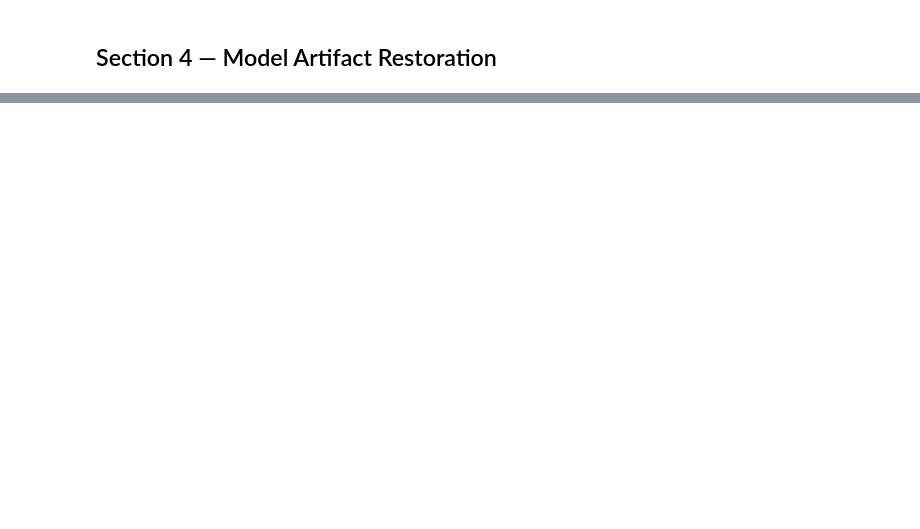
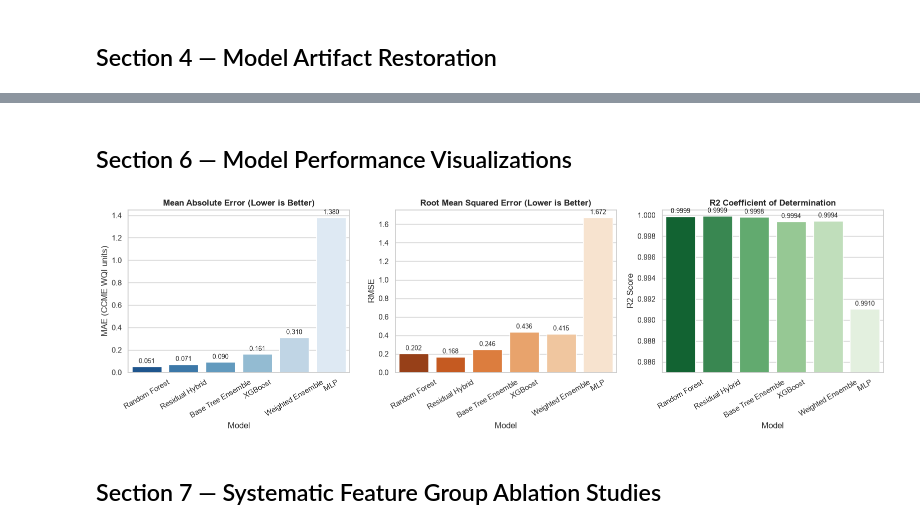
Before and after one commit to MAYANKSHARMA01010/Semester_5_AML_DL, a Jupyter notebook: Phase_2_Deep_Learning/notebooks/05_model_evaluation.ipynb, the cells around one changed output, grey strips where cells are left out. Drawn from its saved outputs; the diff is of its cells as text; code cells hidden in the pictures; blank space fills up the shorter version.

Commit message:
update model evaluation notebook, reports, and scripts with latest benchmark metrics

```diff
--- a/Phase_2_Deep_Learning/notebooks/05_model_evaluation.ipynb
+++ b/Phase_2_Deep_Learning/notebooks/05_model_evaluation.ipynb
@@ -65,10 +47,10 @@ from Phase_2_Deep_Learning.src.evaluation import (
     FEATURE_GROUPS,
 )
 from Phase_2_Deep_Learning.src.training import get_device, compute_regression_metrics
-from Phase_2_Deep_Learning.src.dl_models import load_model_checkpoint, mc_dropout_predictions
-from Phase_2_Deep_Learning.src.hybrid_models import WeightedEnsemble
+from Phase_2_Deep_Learning.src.dl_models import WaterQualityMLP, load_model_checkpoint, mc_dropout_predictions
+from Phase_2_Deep_Learning.src.hybrid_models import HybridEnsemble, WeightedEnsemble
 
-device = get_device()
-print(f"✓ Active Compute Device: {device}")
-print(f"✓ 7 Recognized Feature Groups: {list(FEATURE_GROUPS.keys())}")
+print("Repository root:", REPO_ROOT)
+print("Compute device:", device)
+print("PyTorch version:", torch.__version__)
 # %% [output]
@@ -415,0 +121,36 @@ plt.show()
+# %% [markdown]
+## Section 6 — Model Performance Visualizations
+# %%
+fig, axes = plt.subplots(1, 3, figsize=(16, 5), dpi=150)
+
+sns.barplot(data=metrics_df, x='Model', y='MAE', hue='Model', ax=axes[0], palette='Blues_r', legend=False)
+axes[0].set_title('Mean Absolute Error (Lower is Better)', fontweight='bold')
+axes[0].set_ylabel('MAE (CCME WQI units)')
+axes[0].tick_params(axis='x', rotation=30)
+for p in axes[0].patches:
+    axes[0].annotate(f"{p.get_height():.3f}", (p.get_x() + p.get_width() / 2., p.get_height()),
+                     ha='center', va='bottom', fontsize=9, xytext=(0, 3), textcoords='offset points')
+
+sns.barplot(data=metrics_df, x='Model', y='RMSE', hue='Model', ax=axes[1], palette='Oranges_r', legend=False)
+axes[1].set_title('Root Mean Squared Error (Lower is Better)', fontweight='bold')
+axes[1].set_ylabel('RMSE')
+axes[1].tick_params(axis='x', rotation=30)
+for p in axes[1].patches:
+    axes[1].annotate(f"{p.get_height():.3f}", (p.get_x() + p.get_width() / 2., p.get_height()),
+                     ha='center', va='bottom', fontsize=9, xytext=(0, 3), textcoords='offset points')
+
+sns.barplot(data=metrics_df, x='Model', y='R2', hue='Model', ax=axes[2], palette='Greens_r', legend=False)
+axes[2].set_title('R2 Coefficient of Determination', fontweight='bold')
+axes[2].set_ylabel('R2 Score')
+axes[2].set_ylim(0.985, 1.0005)
+axes[2].tick_params(axis='x', rotation=30)
+for p in axes[2].patches:
+    axes[2].annotate(f"{p.get_height():.4f}", (p.get_x() + p.get_width() / 2., p.get_height()),
+                     ha='center', va='bottom', fontsize=9, xytext=(0, 3), textcoords='offset points')
+
+plt.tight_layout()
+plt.show()
+# %% [output]
+[figure, added]
+# %% [markdown]
+## Section 7 — Systematic Feature Group Ablation Studies
```
Also changed, not shown: parts of 49 cells of this notebook, 25 other files.
